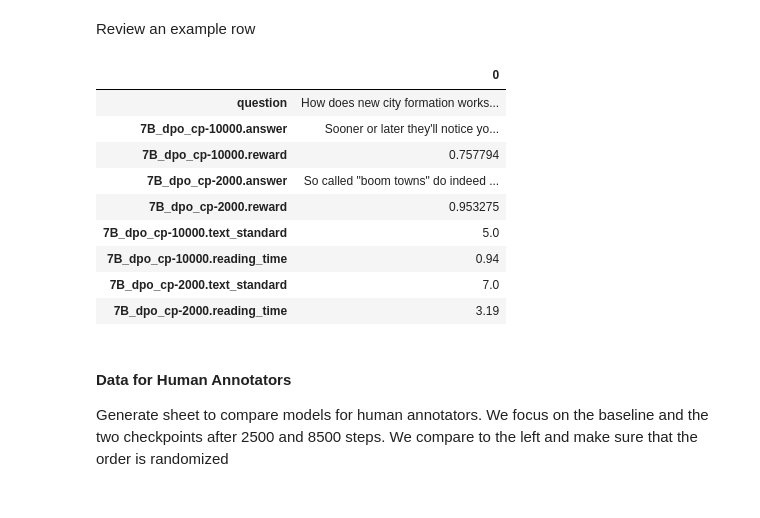
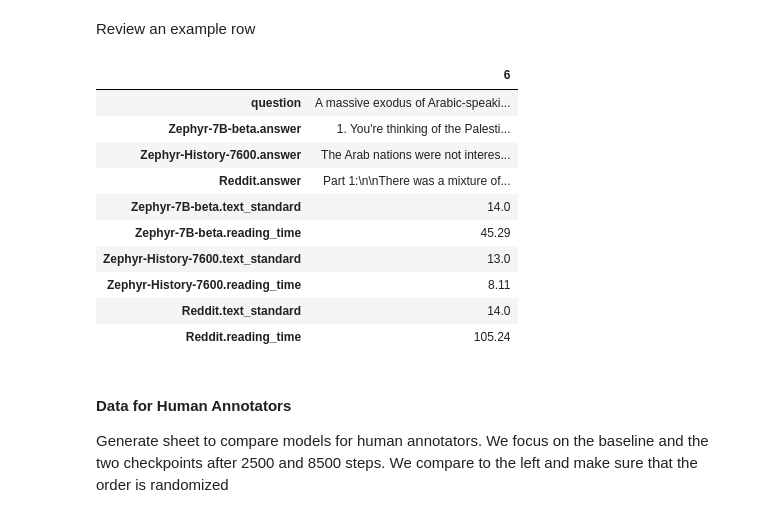
Before and after one commit to aiintelligentsystems/askhistorians-knowledge-filling, a Jupyter notebook: notebooks/model_comparison_askhistorians.ipynb, the cells around one changed output. Cells and saved outputs as stored; diff of their text form; code cells hidden in the pictures.

```diff
--- a/notebooks/model_comparison_askhistorians.ipynb
+++ b/notebooks/model_comparison_askhistorians.ipynb
@@ -36,4 +36,6 @@ torch.manual_seed(42)
 # %% [markdown]
 #### Loading the test dataset
 # %%
-dataset = ds.load_from_disk("/scratch1/redditqa/cached_datasets/AskHistorians_test_set_100")
+dataset = ds.load_from_disk("/scratch1/redditqa/cached_datasets/AskHistorians_test_set_100_model_generated")
+display(dataset)
+display(dataset[0])
@@ -80,0 +64,7 @@ df
+# %%
+df = pd.DataFrame(dataset)
+df["Reddit"] = df["answers"].apply(lambda x: x[0]["answer_body"])
+df = df[[c for c in df.columns if (c == "question_title" or not c.startswith("question_")) and not c == "graded_output" and not c == "answers"]]
+df.rename(columns={"question_title": "question"}, inplace=True)
+df.columns = [c + ".answer" if c != "question" else c for c in df.columns]
+df
@@ -81,7 +85,7 @@ df
 # %% [markdown]
 #### Textstat and toxicity scores
 # %%
-toxicity_pipe = pipeline("text-classification", model="tomh/toxigen_roberta")
+toxicity_pipe = pipeline("text-classification", model="tomh/toxigen_roberta", device='cuda:0')
 
 
 def mean_std(col, precision=2):
@@ -103,9 +107,6 @@ def run_toxicity_pipe(text):
 metrics_list = []
 for col in df.columns:
 
-    if col == 'question':
-        continue
-
     if not col.endswith('.answer'):
         continue
 
@@ -120,19 +121,18 @@ for col in df.columns:
     # Measure toxicity
     toxicity = df[col].apply(run_toxicity_pipe)
 
+    # Measure answer length
+    answer_length = df[col].apply(len)
+
     # Save metrics
     metrics_list.append({
         'name': name,
         'text_standard [grade]': mean_std(text_standard),
         'reading_time [s]': mean_std(reading_time),
         'toxicity [0-1]': mean_std(toxicity, precision=3),
+        'answer_length [chars]': mean_std(answer_length),
     })
 
     # Print metrics
     print(f'{name}:')
     print('\n'.join([f'  {k}: {v}' for k, v in metrics_list[-1].items()]))
-
-    # Print further info on rewards
-    df[name + '.reward'].hist(bins=20, figsize=(4, 2))
-    plt.title(name + '.reward')
-    plt.show()
@@ -150,18 +171,19 @@ metrics_df
 Review an example row
 # %%
 with pd.option_context('display.max_rows', None, 'display.max_columns', None, 'display.max_colwidth', None):
-    display(pd.DataFrame(df.iloc[0]))
+    display(pd.DataFrame(df.iloc[6]))
 # %% [output]
-|  | 0 |
-| question | How does new city formation works... |
-| 7B_dpo_cp-10000.answer | Sooner or later they'll notice yo... |
-| 7B_dpo_cp-10000.reward | 0.757794 |
-| 7B_dpo_cp-2000.answer | So called "boom towns" do indeed ... |
-| 7B_dpo_cp-2000.reward | 0.953275 |
-| 7B_dpo_cp-10000.text_standard | 5.0 |
-| 7B_dpo_cp-10000.reading_time | 0.94 |
-| 7B_dpo_cp-2000.text_standard | 7.0 |
-| 7B_dpo_cp-2000.reading_time | 3.19 |
+|  | 6 |
+| question | A massive exodus of Arabic-speaki... |
+| Zephyr-7B-beta.answer | 1. You're thinking of the Palesti... |
+| Zephyr-History-7600.answer | The Arab nations were not interes... |
+| Reddit.answer | Part 1:\n\nThere was a mixture of... |
+| Zephyr-7B-beta.text_standard | 14.0 |
+| Zephyr-7B-beta.reading_time | 45.29 |
+| Zephyr-History-7600.text_standard | 13.0 |
+| Zephyr-History-7600.reading_time | 8.11 |
+| Reddit.text_standard | 14.0 |
+| Reddit.reading_time | 105.24 |
 # %% [markdown]
 #### Data for Human Annotators
 
```
Also changed, not shown: parts of 17 cells of this notebook, 5 other files.
